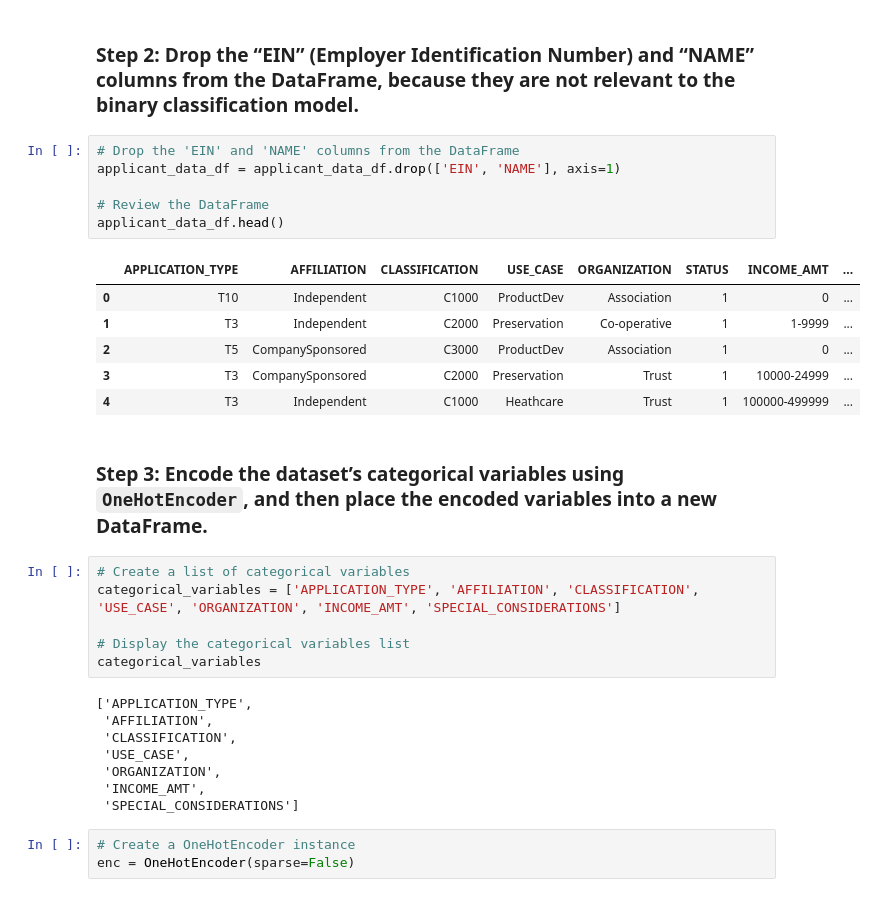
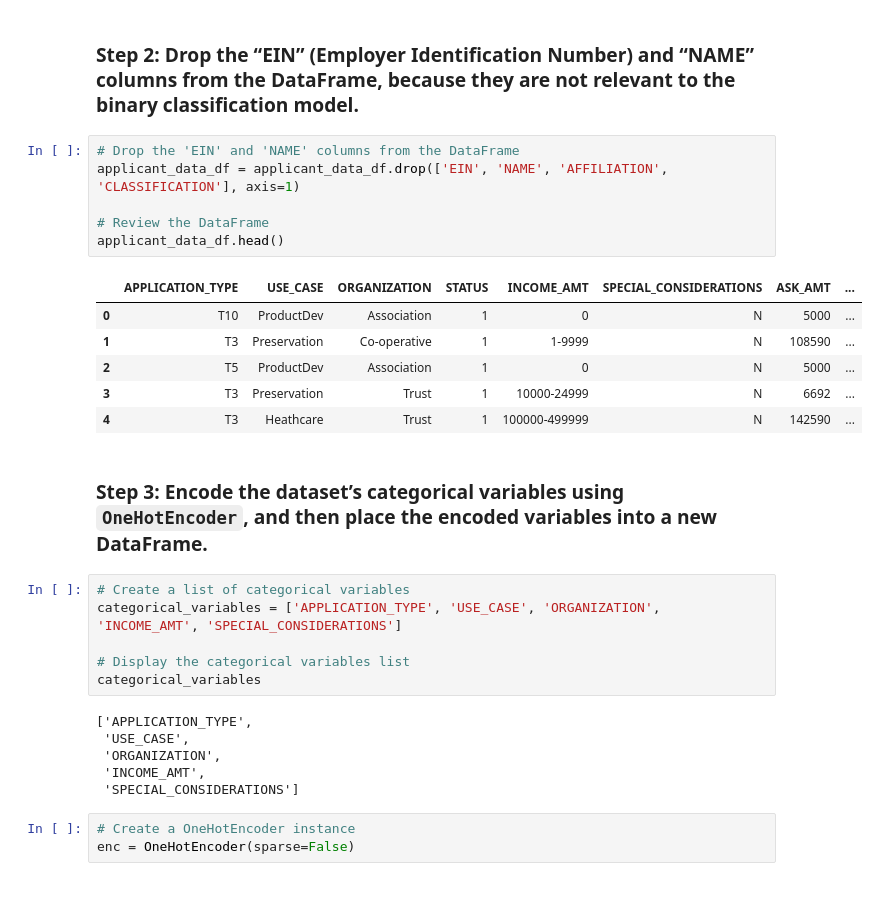
Before and after one commit to jlesieur0/Module-13-Challenge, a Jupyter notebook: venture_funding_with_deep_learning.ipynb, the cells around one changed output. Cells and saved outputs as stored; diff of their text form.

```diff
--- a/venture_funding_with_deep_learning.ipynb
+++ b/venture_funding_with_deep_learning.ipynb
@@ -134,29 +134,27 @@ dtype: object
 ### Step 2: Drop the “EIN” (Employer Identification Number) and “NAME” columns from the DataFrame, because they are not relevant to the binary classification model.
 # %%
 # Drop the 'EIN' and 'NAME' columns from the DataFrame
-applicant_data_df = applicant_data_df.drop(['EIN', 'NAME'], axis=1)
+applicant_data_df = applicant_data_df.drop(['EIN', 'NAME', 'AFFILIATION', 'CLASSIFICATION'], axis=1)
 
 # Review the DataFrame
 applicant_data_df.head()
 # %% [output]
-|  | APPLICATION_TYPE | AFFILIATION | CLASSIFICATION | USE_CASE | ORGANIZATION | STATUS | INCOME_AMT | ... |
-| 0 | T10 | Independent | C1000 | ProductDev | Association | 1 | 0 | ... |
-| 1 | T3 | Independent | C2000 | Preservation | Co-operative | 1 | 1-9999 | ... |
-| 2 | T5 | CompanySponsored | C3000 | ProductDev | Association | 1 | 0 | ... |
-| 3 | T3 | CompanySponsored | C2000 | Preservation | Trust | 1 | 10000-24999 | ... |
-| 4 | T3 | Independent | C1000 | Heathcare | Trust | 1 | 100000-499999 | ... |
+|  | APPLICATION_TYPE | USE_CASE | ORGANIZATION | STATUS | INCOME_AMT | SPECIAL_CONSIDERATIONS | ASK_AMT | ... |
+| 0 | T10 | ProductDev | Association | 1 | 0 | N | 5000 | ... |
+| 1 | T3 | Preservation | Co-operative | 1 | 1-9999 | N | 108590 | ... |
+| 2 | T5 | ProductDev | Association | 1 | 0 | N | 5000 | ... |
+| 3 | T3 | Preservation | Trust | 1 | 10000-24999 | N | 6692 | ... |
+| 4 | T3 | Heathcare | Trust | 1 | 100000-499999 | N | 142590 | ... |
 # %% [markdown]
 ### Step 3: Encode the dataset’s categorical variables using `OneHotEncoder`, and then place the encoded variables into a new DataFrame.
 # %%
 # Create a list of categorical variables
-categorical_variables = ['APPLICATION_TYPE', 'AFFILIATION', 'CLASSIFICATION', 'USE_CASE', 'ORGANIZATION', 'INCOME_AMT', 'SPECIAL_CONSIDERATIONS']
+categorical_variables = ['APPLICATION_TYPE', 'USE_CASE', 'ORGANIZATION', 'INCOME_AMT', 'SPECIAL_CONSIDERATIONS']
 
 # Display the categorical variables list
 categorical_variables
 # %% [output]
 ['APPLICATION_TYPE',
- 'AFFILIATION',
- 'CLASSIFICATION',
  'USE_CASE',
  'ORGANIZATION',
  'INCOME_AMT',
```
Also changed, not shown: parts of 47 cells of this notebook, 5 other files.
